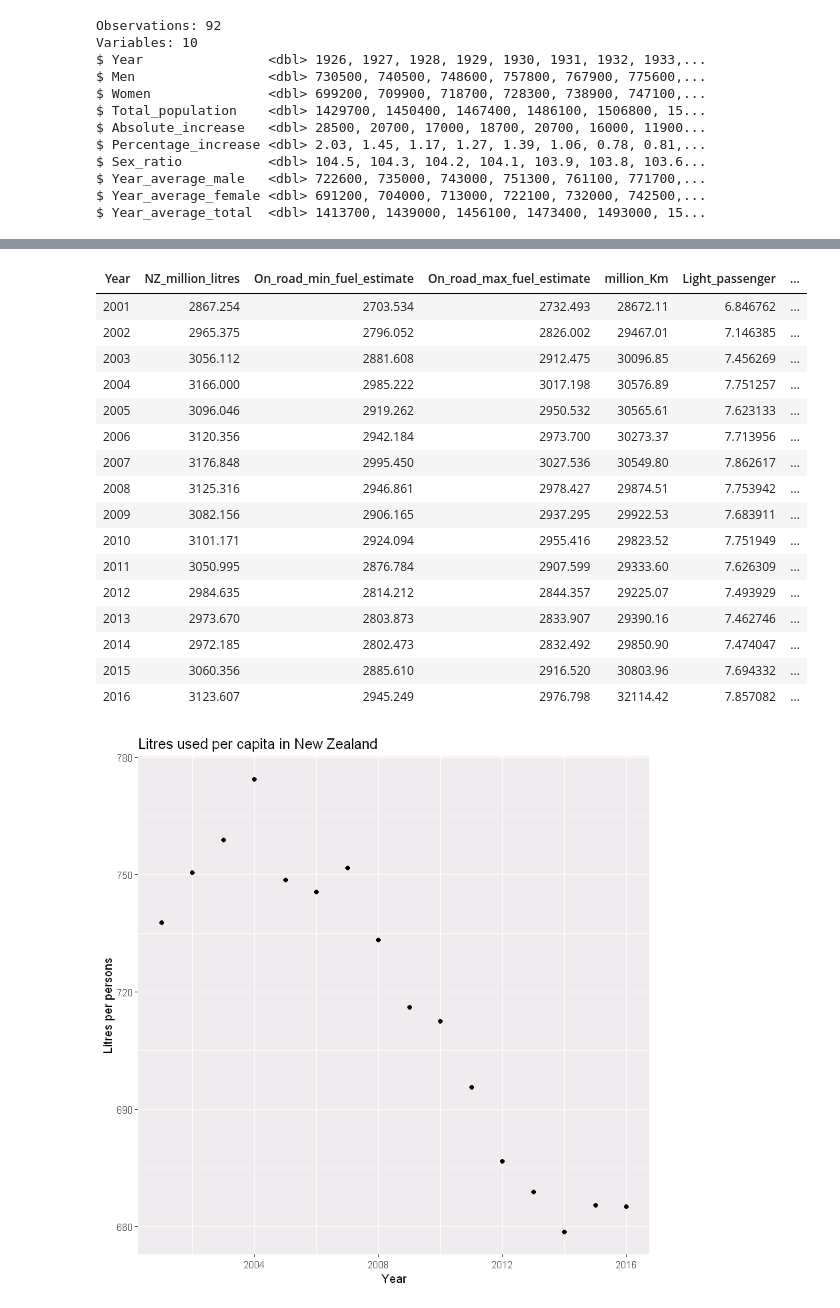
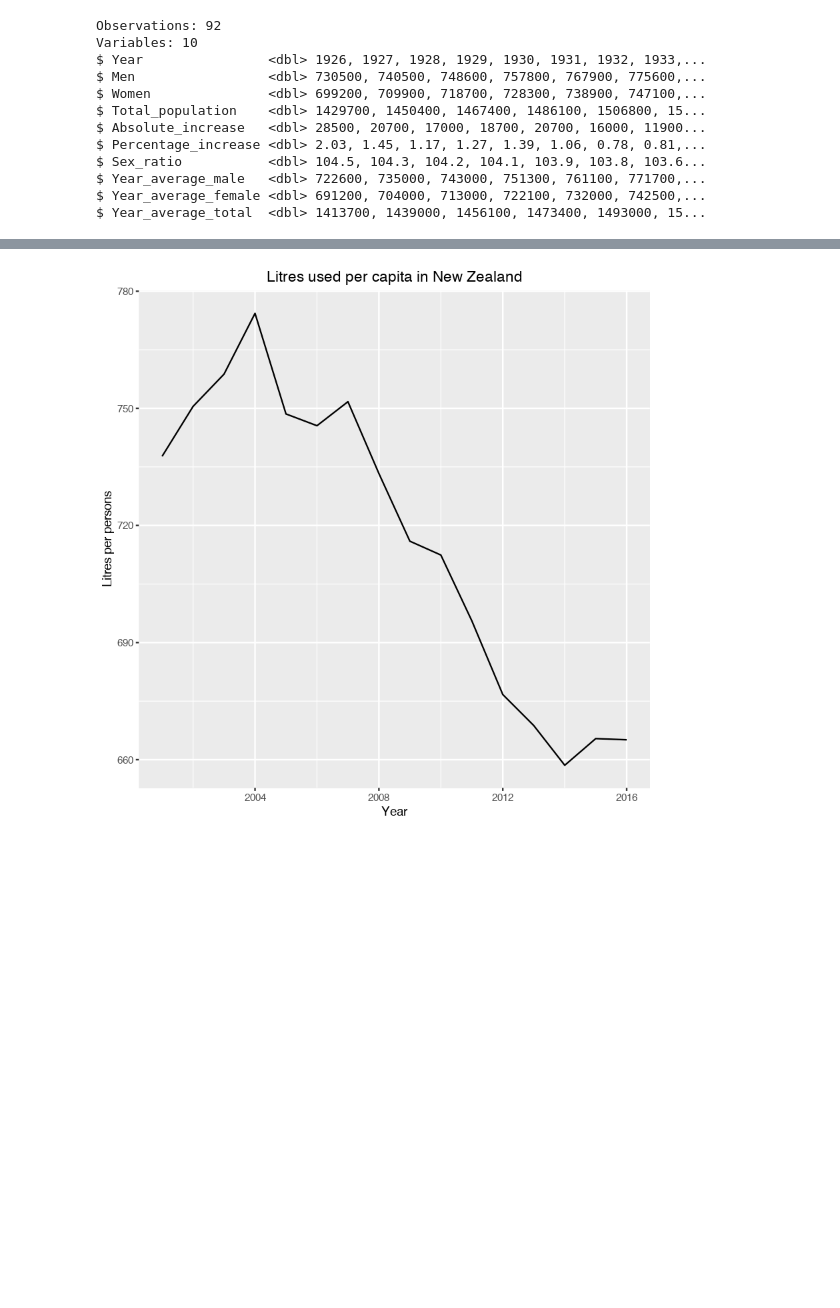
Before and after one commit to william-patt/DATA201-Group-project, a Jupyter notebook: Group_Project.ipynb, the cells around one changed output, grey strips where cells are left out. Drawn from its saved outputs; the diff is of its cells as text; code cells hidden in the pictures; blank space fills up the shorter version.

```diff
--- a/Group_Project.ipynb
+++ b/Group_Project.ipynb
@@ -292,0 +248,5 @@ $ Year_average_total  <dbl> 3860200, 3886700, 3951200, 4027700, 4088700, 41...
+# %%
+#change year to numeric
+population[1] <- as.numeric(population$Year)
+    population %>%
+  glimpse()
@@ -328,6 +366,8 @@ Fuel #Estimated petrol usage
 # %%
+#read file for CO2 emission for each vhicle type
 CO2 <- read_excel("NZ-Vehicle-Fleet-Graphs-2017-WEB.xlsx",sheet = 9, range = "A3:E19")
 
-CO2
-CO2$Year <- as.numeric(as.character(CO2$Year))
+#Check data frame
+CO2 %>%
+    glimpse()
 # %% [output]
@@ -350,0 +381,7 @@ CO2$Year <- as.numeric(as.character(CO2$Year))
+# %%
+#change Year to numeric
+CO2$Year <- as.numeric(CO2$Year)
+
+#check again
+CO2 %>%
+    glimpse()
@@ -379,32 +447,19 @@ FuelCO2
 # %%
-fuelCO2pop <- inner_join(FuelCO2, population, by = c("Year", "Year"))
-
-fuelCO2pop
+#Compute the litres usage for per person
 
 fuelCO2pop %>%
-  mutate(litres_per_person = (NZ_million_litres)/ Year_average_total*1000000) %>% #using average total
+
+#we multiplied Year_average_total with 1,000,000 is because the unit of NZ_million_litres is million
+    mutate(litres_per_person = (NZ_million_litres)/ Year_average_total*1000000) %>%
+
+#plot year via litres_per_person
   ggplot(aes(x = Year, y = litres_per_person))+
-    geom_point()+
+    geom_line()+
 
-    ggtitle("Litres used per capita in New Zealand") +  #add title and labels
+#add centre title and labels
+    ggtitle("Litres used per capita in New Zealand") +
+    theme(plot.title = element_text(hjust = 0.5))+
     xlab("Year") +
     ylab("Litres per persons")
 # %% [output]
-| Year | NZ_million_litres | On_road_min_fuel_estimate | On_road_max_fuel_estimate | million_Km | Light_passenger | ... |
-| 2001 | 2867.254 | 2703.534 | 2732.493 | 28672.11 | 6.846762 | ... |
-| 2002 | 2965.375 | 2796.052 | 2826.002 | 29467.01 | 7.146385 | ... |
-| 2003 | 3056.112 | 2881.608 | 2912.475 | 30096.85 | 7.456269 | ... |
-| 2004 | 3166.000 | 2985.222 | 3017.198 | 30576.89 | 7.751257 | ... |
-| 2005 | 3096.046 | 2919.262 | 2950.532 | 30565.61 | 7.623133 | ... |
-| 2006 | 3120.356 | 2942.184 | 2973.700 | 30273.37 | 7.713956 | ... |
-| 2007 | 3176.848 | 2995.450 | 3027.536 | 30549.80 | 7.862617 | ... |
-| 2008 | 3125.316 | 2946.861 | 2978.427 | 29874.51 | 7.753942 | ... |
-| 2009 | 3082.156 | 2906.165 | 2937.295 | 29922.53 | 7.683911 | ... |
-| 2010 | 3101.171 | 2924.094 | 2955.416 | 29823.52 | 7.751949 | ... |
-| 2011 | 3050.995 | 2876.784 | 2907.599 | 29333.60 | 7.626309 | ... |
-| 2012 | 2984.635 | 2814.212 | 2844.357 | 29225.07 | 7.493929 | ... |
-| 2013 | 2973.670 | 2803.873 | 2833.907 | 29390.16 | 7.462746 | ... |
-| 2014 | 2972.185 | 2802.473 | 2832.492 | 29850.90 | 7.474047 | ... |
-| 2015 | 3060.356 | 2885.610 | 2916.520 | 30803.96 | 7.694332 | ... |
-| 2016 | 3123.607 | 2945.249 | 2976.798 | 32114.42 | 7.857082 | ... |
-[figure, old version]
+[figure, new version]
```
Also changed, not shown: parts of 37 cells of this notebook.
